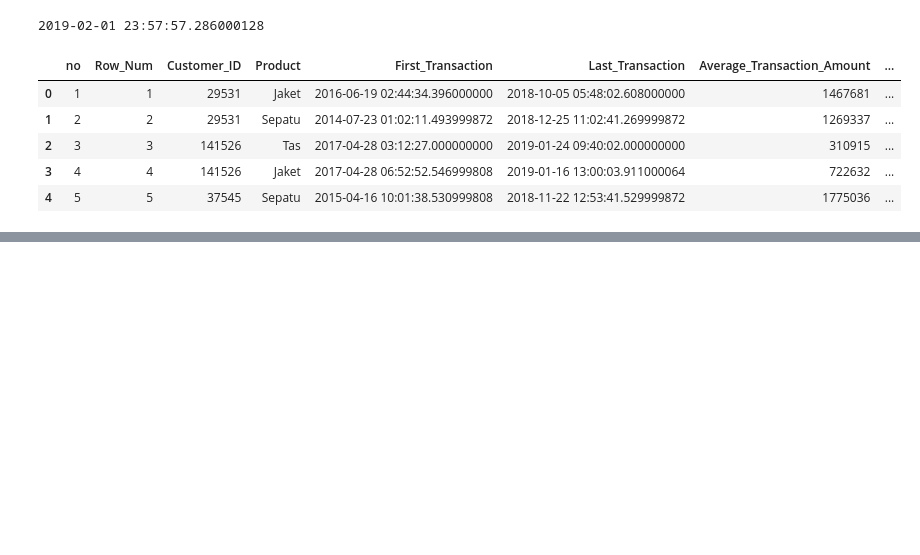
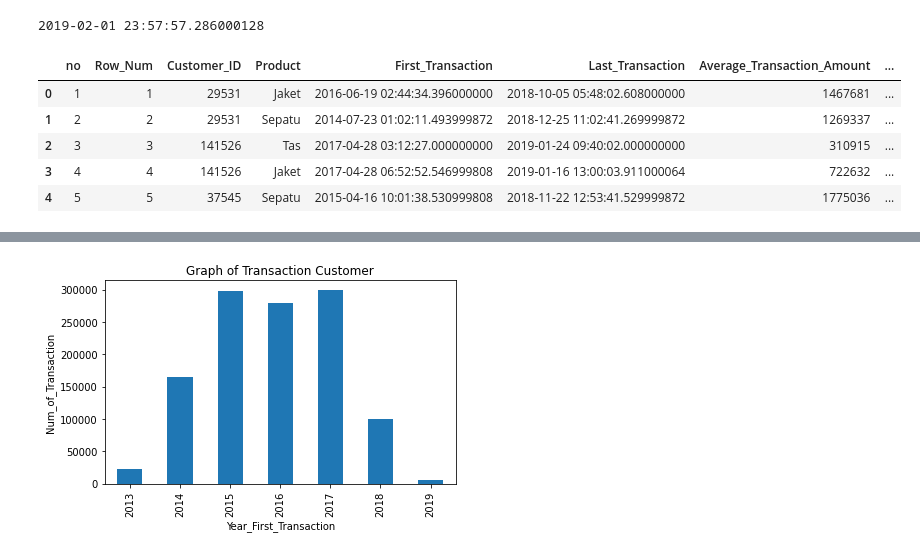
Before and after one commit to Iwanplayground/PROYEK-KECIL2AN, a Jupyter notebook: dataAnalystTest.ipynb, the cells around one changed output, grey strips where cells are left out. Cells and saved outputs as stored; diff of their text form; code cells hidden in the pictures; blank space fills up the shorter version.

```diff
--- a/dataAnalystTest.ipynb
+++ b/dataAnalystTest.ipynb
@@ -110,0 +124,9 @@ df.head()
+# %%
+df_year = df.groupby(['Year_First_Transaction'])['Count_Transaction'].sum()
+df_year.plot(x='Year_First_Transaction', y='Count_Transaction', kind='bar', title='Graph of Transaction Customer')
+plt.xlabel('Year_First_Transaction')
+plt.ylabel('Num_of_Transaction')
+plt.tight_layout()
+plt.show()
+# %% [output]
+[figure, added]
```
Also changed, not shown: parts of 7 cells of this notebook.
